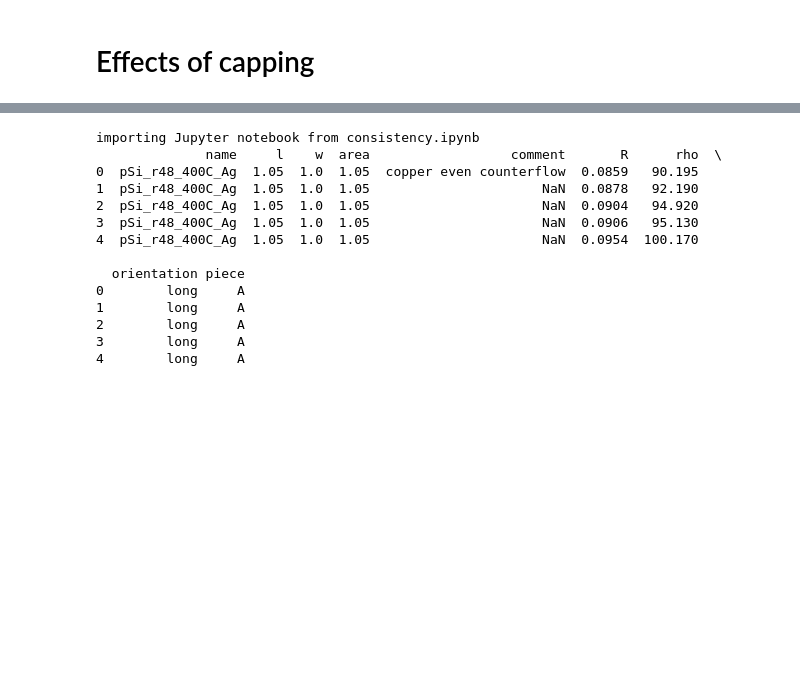
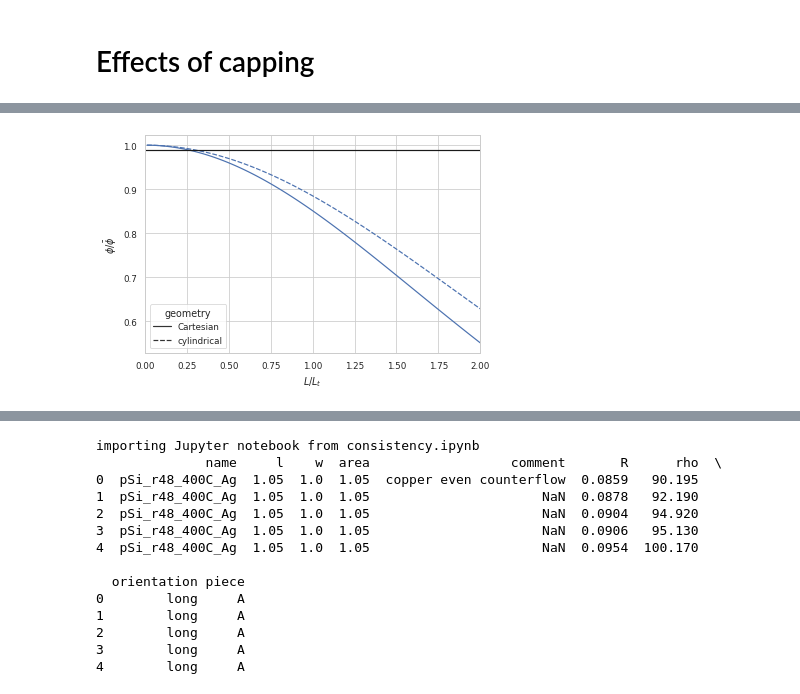
Before and after one commit to peltBartvan/msc-thesis, a Jupyter notebook: scripts/images.ipynb, the cells around one changed output, grey strips where cells are left out. Drawn from its saved outputs; the diff is of its cells as text; code cells hidden in the pictures; blank space fills up the shorter version.

```diff
--- a/scripts/images.ipynb
+++ b/scripts/images.ipynb
@@ -308,5 +342,10 @@ p.set(
 )
 plt.show()
 
+EXPORT = True
+
 if EXPORT:
-    p.get_figure().savefig(imagefolder + 'phi_solutions_edge.png')
+    p.get_figure().savefig(imagefolder + 'phi_solutions_edge.png', dpi = 400)
+
+EXPORT = False
+# %% [output]
@@ -313,3 +354,4 @@ if EXPORT:
+[figure, added]
 # %%
 from Da_visu import get_symmetric
 
```
Also changed, not shown: parts of 17 cells of this notebook, 9 other files.
